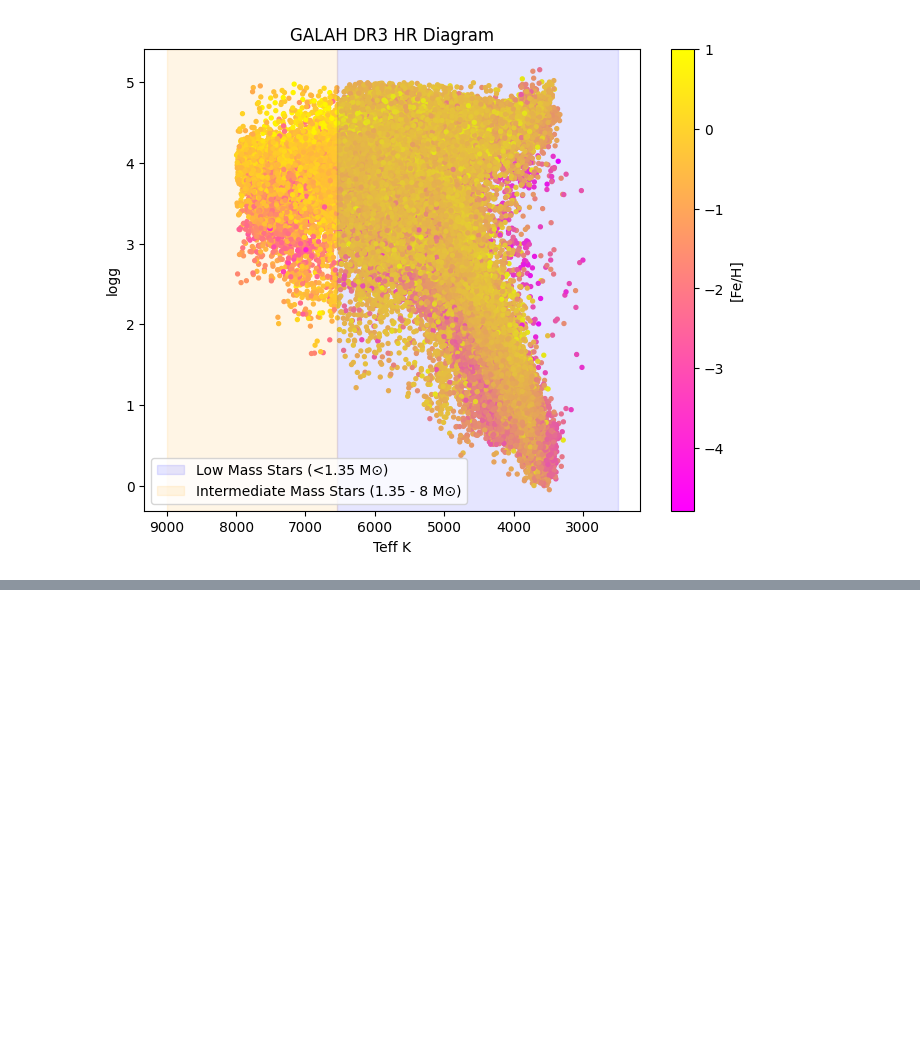
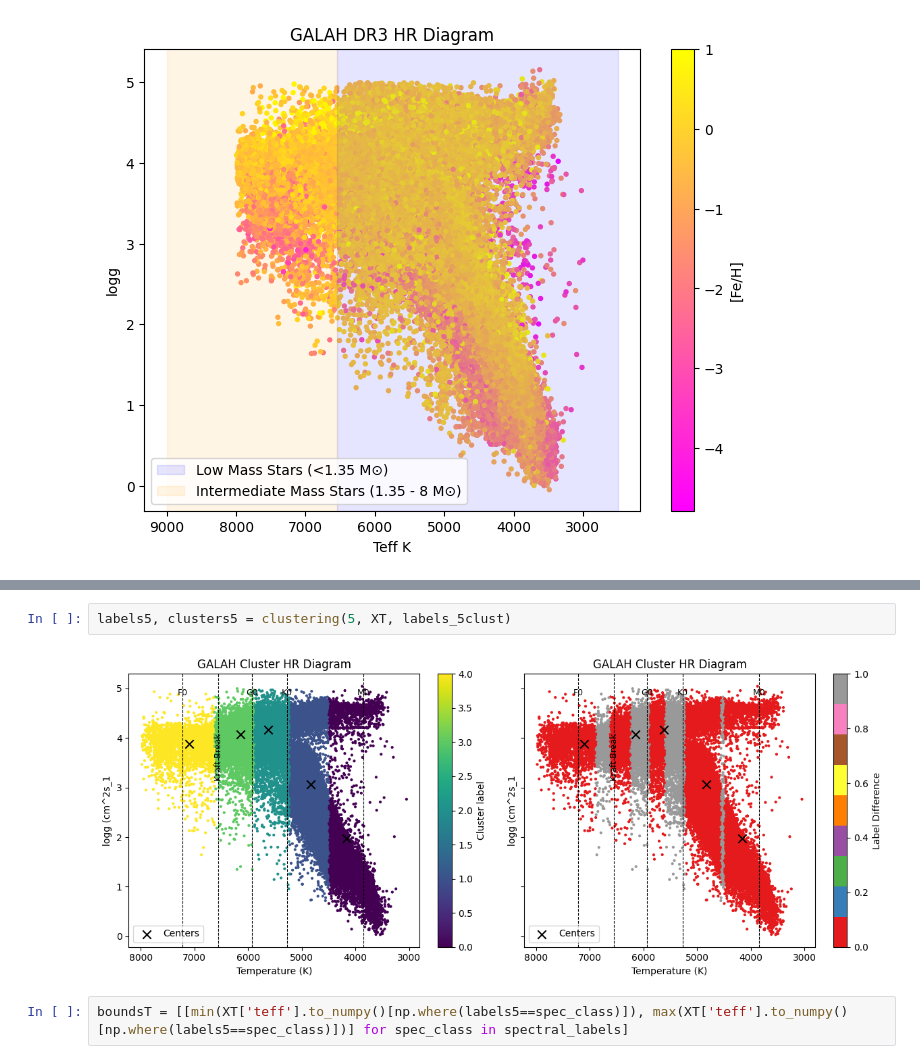
Before and after one commit to PK0207/geology_final_project, a Jupyter notebook: GALAH_sample.ipynb, the cells around one changed output, grey strips where cells are left out. Saved outputs shown, nothing was run; the diff lists cells and outputs as text; blank space fills up the shorter version.

```diff
--- a/GALAH_sample.ipynb
+++ b/GALAH_sample.ipynb
@@ -161,0 +254,6 @@ labels5, centers5 = clustering(5, XT, labels_5clust)
+# %%
+labels5, clusters5 = clustering(5, XT, labels_5clust)
+# %% [output]
+[figure, added]
+# %%
+boundsT = [[min(XT['teff'].to_numpy()[np.where(labels5==spec_class)]), max(XT['teff'].to_numpy()[np.where(labels5==spec_class)])] for spec_class in spectral_labels]
```
Also changed, not shown: parts of 25 cells of this notebook, 2 other files.
